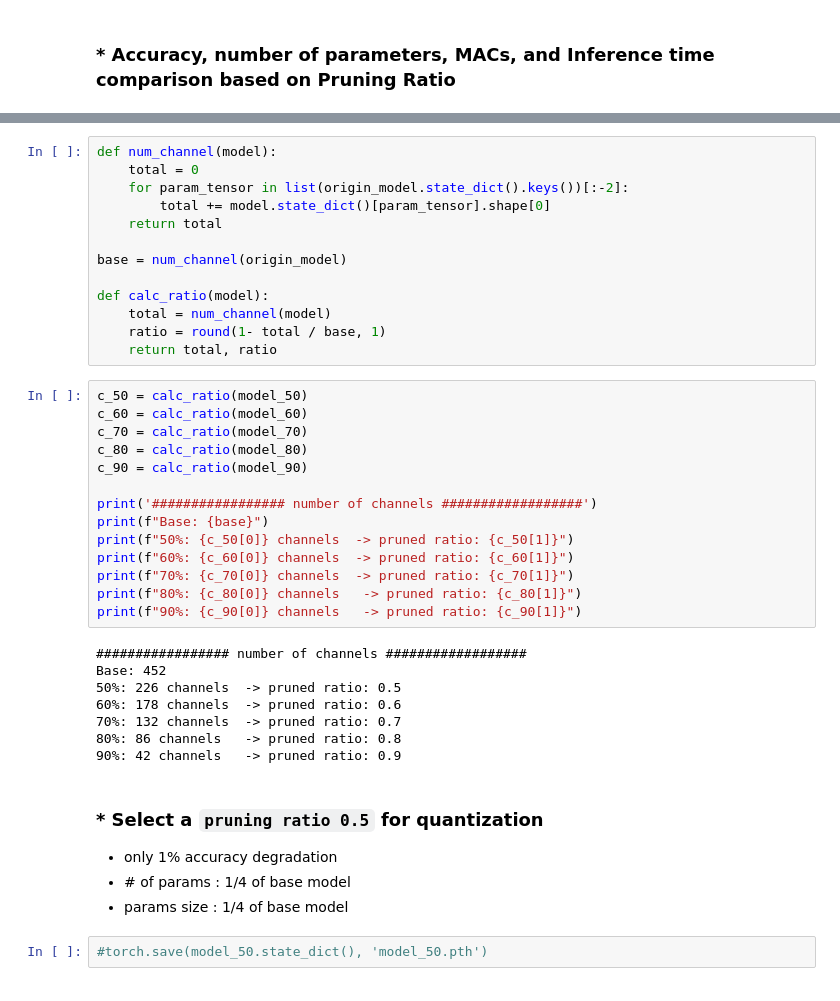
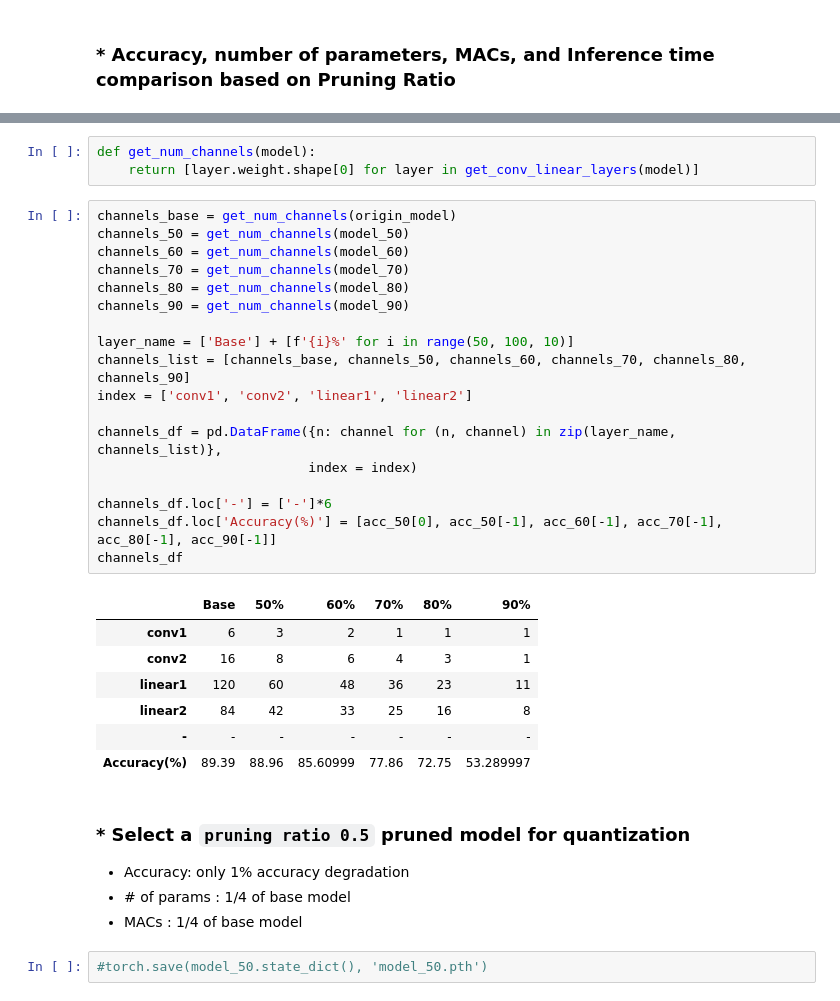
Before and after one commit to yewonkim01/Model-Compression-via-Pruning-Quantization-on-JetsonNano, a Jupyter notebook: experiment.ipynb, the cells around one changed output, grey strips where cells are left out. Drawn from its saved outputs; the diff is of its cells as text.

```diff
--- a/experiment.ipynb
+++ b/experiment.ipynb
@@ -523,44 +538,38 @@ plt.show()
-# %%
-def num_channel(model):
-    total = 0
-    for param_tensor in list(origin_model.state_dict().keys())[:-2]:
-        total += model.state_dict()[param_tensor].shape[0]
-    return total
-
-base = num_channel(origin_model)
-
-def calc_ratio(model):
-    total = num_channel(model)
-    ratio = round(1- total / base, 1)
-    return total, ratio
-# %%
-c_50 = calc_ratio(model_50)
-c_60 = calc_ratio(model_60)
-c_70 = calc_ratio(model_70)
-c_80 = calc_ratio(model_80)
-c_90 = calc_ratio(model_90)
-
-print('################# number of channels ##################')
-print(f"Base: {base}")
-print(f"50%: {c_50[0]} channels  -> pruned ratio: {c_50[1]}")
-print(f"60%: {c_60[0]} channels  -> pruned ratio: {c_60[1]}")
-print(f"70%: {c_70[0]} channels  -> pruned ratio: {c_70[1]}")
-print(f"80%: {c_80[0]} channels   -> pruned ratio: {c_80[1]}")
-print(f"90%: {c_90[0]} channels   -> pruned ratio: {c_90[1]}")
-# %% [output]
-################# number of channels ##################
-Base: 452
-50%: 226 channels  -> pruned ratio: 0.5
-60%: 178 channels  -> pruned ratio: 0.6
-70%: 132 channels  -> pruned ratio: 0.7
-80%: 86 channels   -> pruned ratio: 0.8
-90%: 42 channels   -> pruned ratio: 0.9
+# %%
+def get_num_channels(model):
+    return [layer.weight.shape[0] for layer in get_conv_linear_layers(model)]
+# %%
+channels_base = get_num_channels(origin_model)
+channels_50 = get_num_channels(model_50)
+channels_60 = get_num_channels(model_60)
+channels_70 = get_num_channels(model_70)
+channels_80 = get_num_channels(model_80)
+channels_90 = get_num_channels(model_90)
+
+layer_name = ['Base'] + [f'{i}%' for i in range(50, 100, 10)]
+channels_list = [channels_base, channels_50, channels_60, channels_70, channels_80, channels_90]
+index = ['conv1', 'conv2', 'linear1', 'linear2']
+
+channels_df = pd.DataFrame({n: channel for (n, channel) in zip(layer_name, channels_list)},
+                           index = index)
+
+channels_df.loc['-'] = ['-']*6
+channels_df.loc['Accuracy(%)'] = [acc_50[0], acc_50[-1], acc_60[-1], acc_70[-1], acc_80[-1], acc_90[-1]]
+channels_df
+# %% [output]
+|  | Base | 50% | 60% | 70% | 80% | 90% |
+| conv1 | 6 | 3 | 2 | 1 | 1 | 1 |
+| conv2 | 16 | 8 | 6 | 4 | 3 | 1 |
+| linear1 | 120 | 60 | 48 | 36 | 23 | 11 |
+| linear2 | 84 | 42 | 33 | 25 | 16 | 8 |
+| - | - | - | - | - | - | - |
+| Accuracy(%) | 89.39 | 88.96 | 85.60999 | 77.86 | 72.75 | 53.289997 |
 # %% [markdown]
-### * Select a `pruning ratio 0.5` for quantization
+### * Select a `pruning ratio 0.5` pruned model for quantization
 
-- only 1% accuracy degradation
+- Accuracy: only 1% accuracy degradation
 - \# of params : 1/4 of base model
-- params size : 1/4 of base model
+- MACs : 1/4 of base model
 # %%
 #torch.save(model_50.state_dict(), 'model_50.pth')
 # %% [markdown]
```
Also changed, not shown: parts of 48 cells of this notebook, 2 other files.
